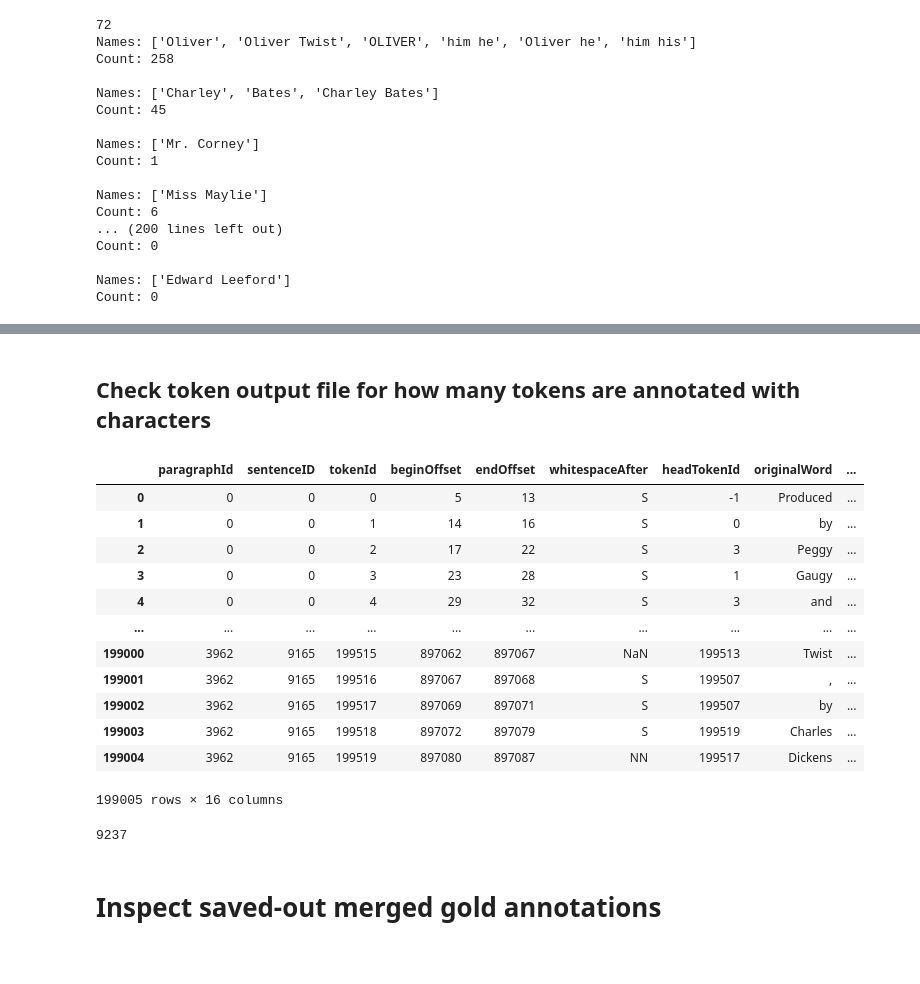
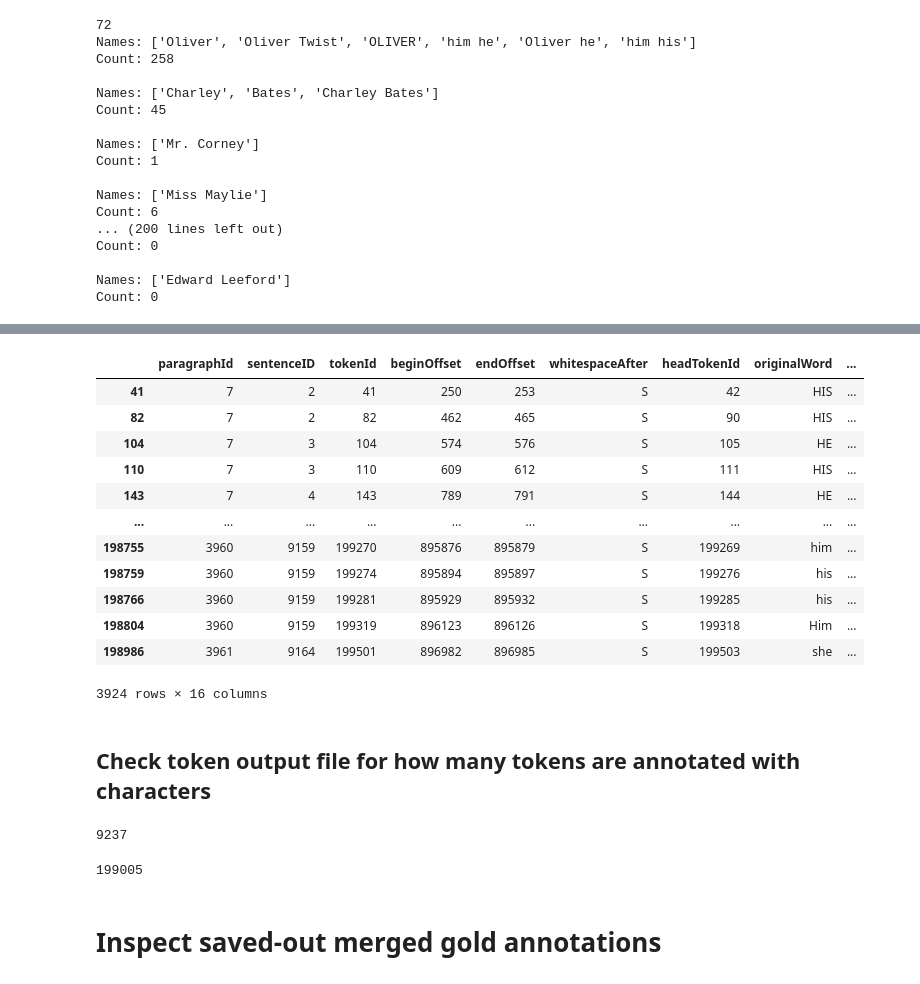
Before and after one commit to michaelmilleryoder/fanfiction-scripts, a Jupyter notebook: jupyter/pipeline_evaluation.ipynb, the cells around one changed output, grey strips where cells are left out. Saved outputs shown, nothing was run; the diff lists cells and outputs as text; code cells hidden in the pictures.

```diff
--- a/jupyter/pipeline_evaluation.ipynb
+++ b/jupyter/pipeline_evaluation.ipynb
@@ -85,29 +191,34 @@ Count: 0
+# %%
+char_not_ner = tok_data[(tok_data['ner']!='PERSON') & (tok_data['ner']!='ORGANIZATION') & (tok_data['characterId']>-1)]
+char_not_ner
+# %% [output]
+|  | paragraphId | sentenceID | tokenId | beginOffset | endOffset | whitespaceAfter | headTokenId | originalWord | ... |
+| 41 | 7 | 2 | 41 | 250 | 253 | S | 42 | HIS | ... |
+| 82 | 7 | 2 | 82 | 462 | 465 | S | 90 | HIS | ... |
+| 104 | 7 | 3 | 104 | 574 | 576 | S | 105 | HE | ... |
+| 110 | 7 | 3 | 110 | 609 | 612 | S | 111 | HIS | ... |
+| 143 | 7 | 4 | 143 | 789 | 791 | S | 144 | HE | ... |
+| ... | ... | ... | ... | ... | ... | ... | ... | ... | ... |
+| 198755 | 3960 | 9159 | 199270 | 895876 | 895879 | S | 199269 | him | ... |
+| 198759 | 3960 | 9159 | 199274 | 895894 | 895897 | S | 199276 | his | ... |
+| 198766 | 3960 | 9159 | 199281 | 895929 | 895932 | S | 199285 | his | ... |
+| 198804 | 3960 | 9159 | 199319 | 896123 | 896126 | S | 199318 | Him | ... |
+| 198986 | 3961 | 9164 | 199501 | 896982 | 896985 | S | 199503 | she | ... |
+3924 rows × 16 columns
 # %% [markdown]
 ## Check token output file for how many tokens are annotated with characters
 # %%
 import pandas as pd
 
-tok_fpath = '/Users/myoder/software/book-nlp-quote-attribution/data/tokens/dickens.oliver.tokens'
+tok_fpath = '/Users/myoder/software/book-nlp-quote-attribution/data/tokens/dickens.oliver.tokens.original'
 tok_data = pd.read_csv(tok_fpath, sep='\t')
-tok_data
+sum(tok_data['characterId']>-1)
 # %% [output]
-|  | paragraphId | sentenceID | tokenId | beginOffset | endOffset | whitespaceAfter | headTokenId | originalWord | ... |
-| 0 | 0 | 0 | 0 | 5 | 13 | S | -1 | Produced | ... |
-| 1 | 0 | 0 | 1 | 14 | 16 | S | 0 | by | ... |
-| 2 | 0 | 0 | 2 | 17 | 22 | S | 3 | Peggy | ... |
-| 3 | 0 | 0 | 3 | 23 | 28 | S | 1 | Gaugy | ... |
-| 4 | 0 | 0 | 4 | 29 | 32 | S | 3 | and | ... |
-| ... | ... | ... | ... | ... | ... | ... | ... | ... | ... |
-| 199000 | 3962 | 9165 | 199515 | 897062 | 897067 | NaN | 199513 | Twist | ... |
-| 199001 | 3962 | 9165 | 199516 | 897067 | 897068 | S | 199507 | , | ... |
-| 199002 | 3962 | 9165 | 199517 | 897069 | 897071 | S | 199507 | by | ... |
-| 199003 | 3962 | 9165 | 199518 | 897072 | 897079 | S | 199519 | Charles | ... |
-| 199004 | 3962 | 9165 | 199519 | 897080 | 897087 | NN | 199517 | Dickens | ... |
-199005 rows × 16 columns
+9237
-# %%
-sum(tok_data['characterId']>-1)
-# %% [output]
-9237
+# %%
+len(tok_data)
+# %% [output]
+199005
 # %% [markdown]
 # Inspect saved-out merged gold annotations
 # %%
```
Also changed, not shown: parts of 14 cells of this notebook.
